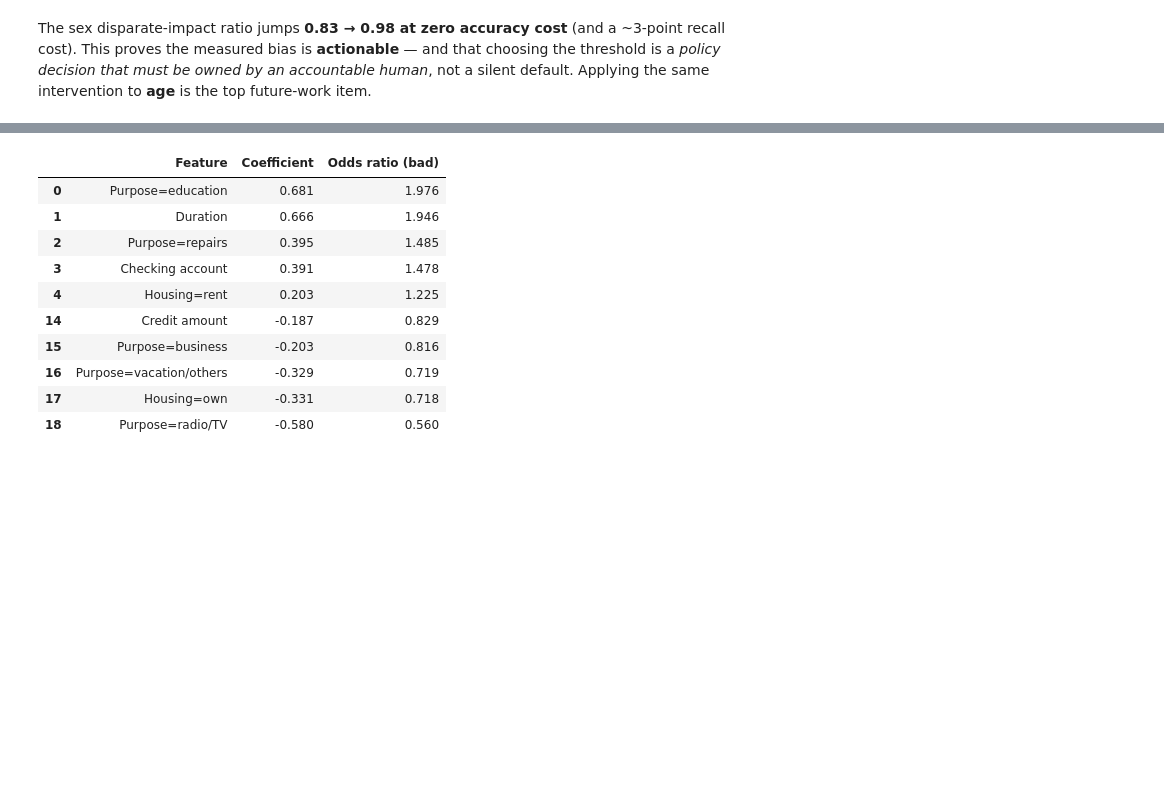
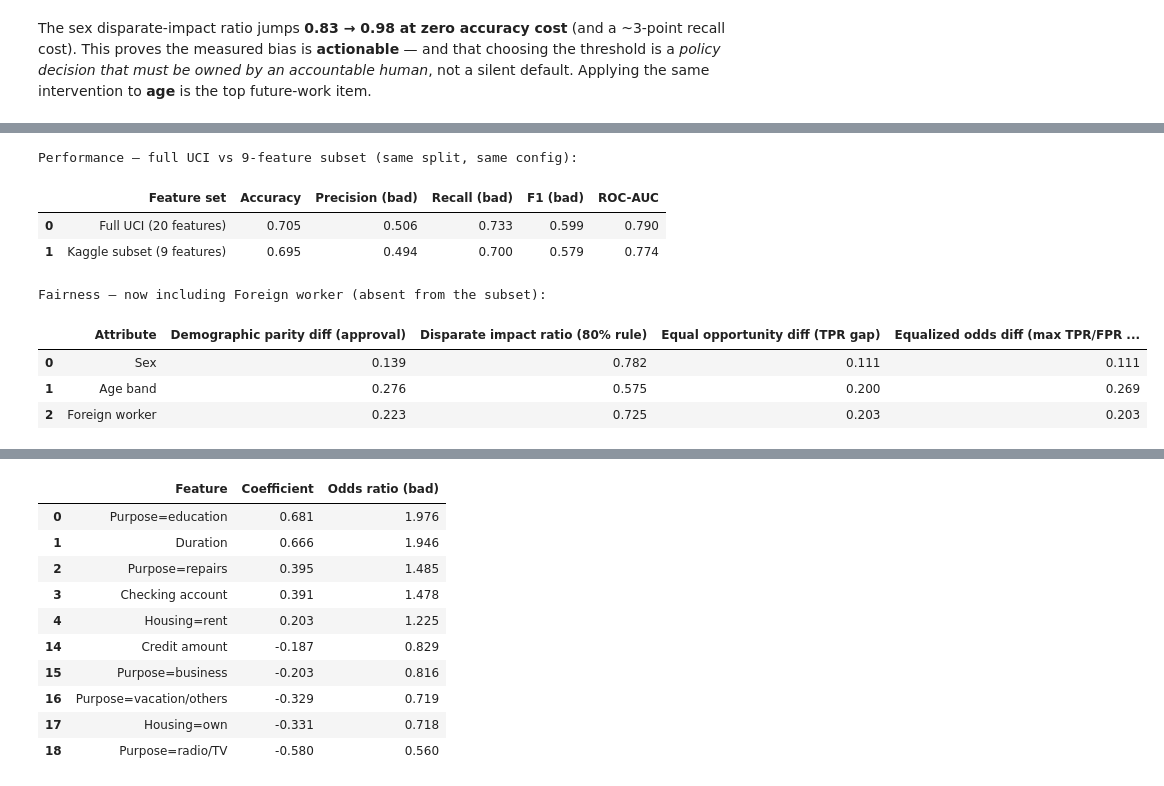
Before and after one commit to rahuldevagiri/credit-score-system, a Jupyter notebook: Responsible_AI_Credit_Scoring.ipynb, the cells around one changed output, grey strips where cells are left out. Cells and saved outputs as stored; diff of their text form; code cells hidden in the pictures; blank space fills up the shorter version.

```diff
--- a/Responsible_AI_Credit_Scoring.ipynb
+++ b/Responsible_AI_Credit_Scoring.ipynb
@@ -287,0 +297,18 @@ top future-work item.
+# %%
+import full_uci
+run_quietly(full_uci.main)   # trains 20-feature RF, writes comparison + fairness
+
+print("Performance — full UCI vs 9-feature subset (same split, same config):")
+display(pd.read_csv(RESULTS / "full_uci_metrics.csv"))
+print("Fairness — now including Foreign worker (absent from the subset):")
+display(pd.read_csv(RESULTS / "full_uci_fairness.csv"))
+# %% [output]
+Performance — full UCI vs 9-feature subset (same split, same config):
+|  | Feature set | Accuracy | Precision (bad) | Recall (bad) | F1 (bad) | ROC-AUC |
+| 0 | Full UCI (20 features) | 0.705 | 0.506 | 0.733 | 0.599 | 0.790 |
+| 1 | Kaggle subset (9 features) | 0.695 | 0.494 | 0.700 | 0.579 | 0.774 |
+Fairness — now including Foreign worker (absent from the subset):
+|  | Attribute | Demographic parity diff (approval) | Disparate impact ratio (80% rule) | Equal opportunity diff (TPR gap) | Equalized odds diff (max TPR/FPR ... |
+| 0 | Sex | 0.139 | 0.782 | 0.111 | 0.111 |
+| 1 | Age band | 0.276 | 0.575 | 0.200 | 0.269 |
+| 2 | Foreign worker | 0.223 | 0.725 | 0.203 | 0.203 |
```
Also changed, not shown: parts of 20 cells of this notebook, 32 other files.
